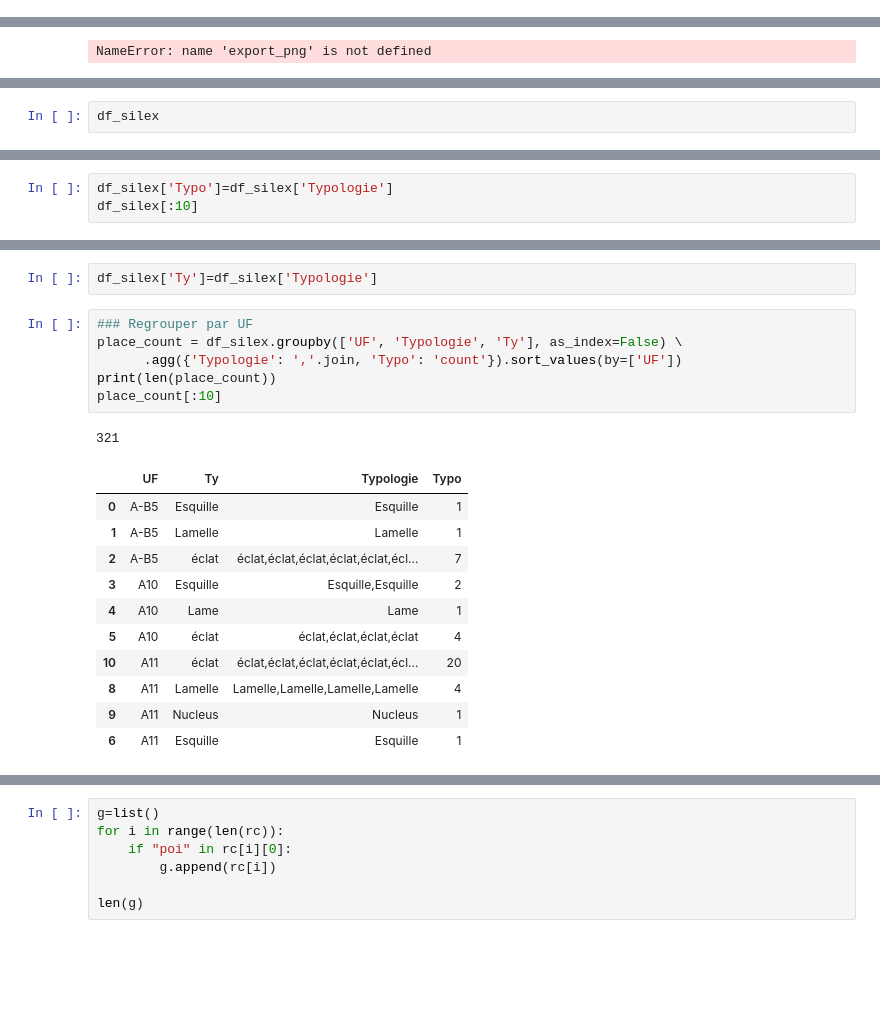
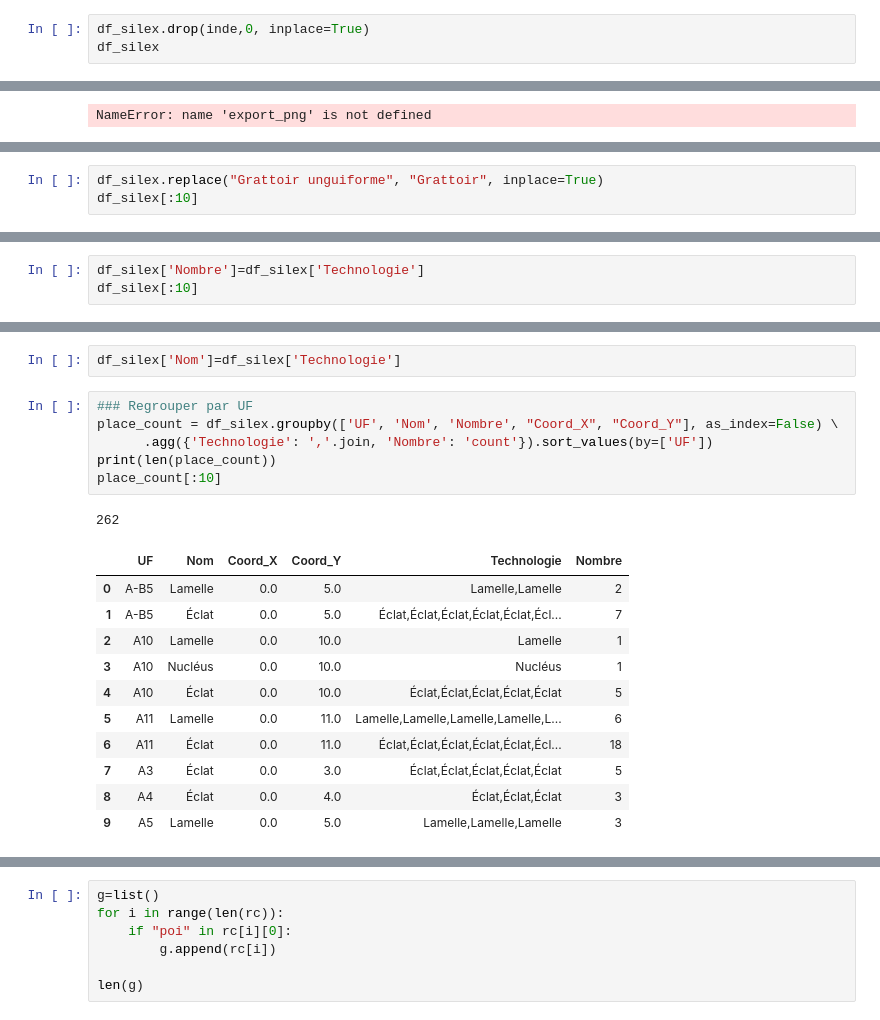
Before and after one commit to reitellepa/Memoire, a Jupyter notebook: 02_memoire_analyse.ipynb, the cells around one changed output, grey strips where cells are left out. Saved outputs shown, nothing was run; the diff lists cells and outputs as text; blank space fills up the shorter version.

```diff
--- a/02_memoire_analyse.ipynb
+++ b/02_memoire_analyse.ipynb
@@ -192,0 +843,3 @@ df_total
+# %%
+df_silex.drop(inde,0, inplace=True)
+df_silex
@@ -245,3 +969,4 @@ dtype: int64
 # %%
-df_silex
+df_silex.replace("Grattoir unguiforme", "Grattoir", inplace=True)
+df_silex[:10]
 # %% [output]
@@ -261,4 +984,4 @@ df_silex
 # %%
-df_silex['Typo']=df_silex['Typologie']
+df_silex['Nombre']=df_silex['Technologie']
 df_silex[:10]
 # %% [output]
@@ -276,22 +999,22 @@ df_silex[:10]
 # %%
-df_silex['Ty']=df_silex['Typologie']
+df_silex['Nom']=df_silex['Technologie']
 # %%
 ### Regrouper par UF
-place_count = df_silex.groupby(['UF', 'Typologie', 'Ty'], as_index=False) \
-      .agg({'Typologie': ','.join, 'Typo': 'count'}).sort_values(by=['UF'])
+place_count = df_silex.groupby(['UF', 'Nom', 'Nombre', "Coord_X", "Coord_Y"], as_index=False) \
+      .agg({'Technologie': ','.join, 'Nombre': 'count'}).sort_values(by=['UF'])
 print(len(place_count))
 place_count[:10]
 # %% [output]
-321
+262
-|  | UF | Ty | Typologie | Typo |
-| 0 | A-B5 | Esquille | Esquille | 1 |
-| 1 | A-B5 | Lamelle | Lamelle | 1 |
-| 2 | A-B5 | éclat | éclat,éclat,éclat,éclat,éclat,écl... | 7 |
-| 3 | A10 | Esquille | Esquille,Esquille | 2 |
-| 4 | A10 | Lame | Lame | 1 |
-| 5 | A10 | éclat | éclat,éclat,éclat,éclat | 4 |
-| 10 | A11 | éclat | éclat,éclat,éclat,éclat,éclat,écl... | 20 |
-| 8 | A11 | Lamelle | Lamelle,Lamelle,Lamelle,Lamelle | 4 |
-| 9 | A11 | Nucleus | Nucleus | 1 |
-| 6 | A11 | Esquille | Esquille | 1 |
+|  | UF | Nom | Coord_X | Coord_Y | Technologie | Nombre |
+| 0 | A-B5 | Lamelle | 0.0 | 5.0 | Lamelle,Lamelle | 2 |
+| 1 | A-B5 | Éclat | 0.0 | 5.0 | Éclat,Éclat,Éclat,Éclat,Éclat,Écl... | 7 |
+| 2 | A10 | Lamelle | 0.0 | 10.0 | Lamelle | 1 |
+| 3 | A10 | Nucléus | 0.0 | 10.0 | Nucléus | 1 |
+| 4 | A10 | Éclat | 0.0 | 10.0 | Éclat,Éclat,Éclat,Éclat,Éclat | 5 |
+| 5 | A11 | Lamelle | 0.0 | 11.0 | Lamelle,Lamelle,Lamelle,Lamelle,L... | 6 |
+| 6 | A11 | Éclat | 0.0 | 11.0 | Éclat,Éclat,Éclat,Éclat,Éclat,Écl... | 18 |
+| 7 | A3 | Éclat | 0.0 | 3.0 | Éclat,Éclat,Éclat,Éclat,Éclat | 5 |
+| 8 | A4 | Éclat | 0.0 | 4.0 | Éclat,Éclat,Éclat | 3 |
+| 9 | A5 | Lamelle | 0.0 | 5.0 | Lamelle,Lamelle,Lamelle | 3 |
 # %%
```
Also changed, not shown: parts of 94 cells of this notebook, 20 other files.
